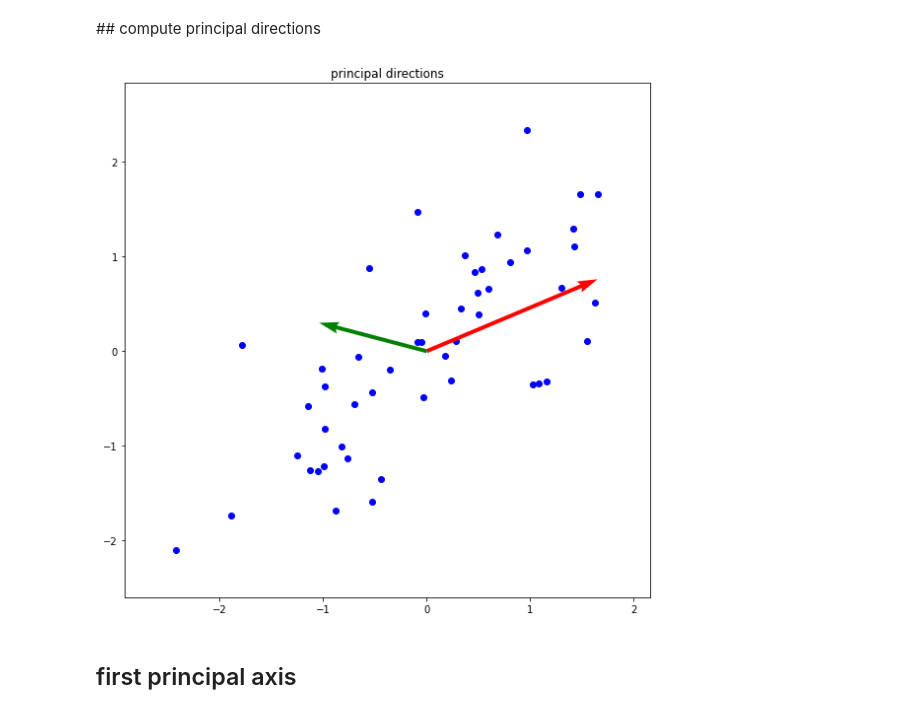
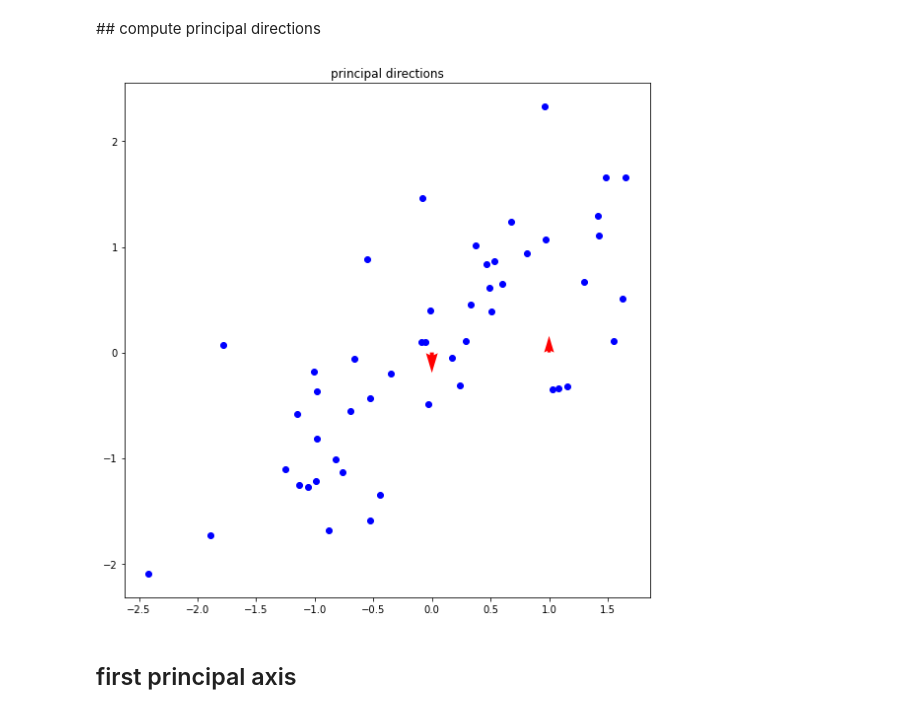
Before and after one commit to 2HyeongSeok/assignment-machine-learning, a Jupyter notebook: 12/assignment_12.ipynb, the cells around one changed output. Cells and saved outputs as stored; diff of their text form; code cells hidden in the pictures.

Commit message:
Plot the principal directions incorrectly

```diff
--- a/12/assignment_12.ipynb
+++ b/12/assignment_12.ipynb
@@ -56,28 +56,42 @@ def compute_covariance(feature):
     Z = feature
     Z_T = np.transpose(feature)
 
-    Sigma = np.multiply(Z_T, Z) / n
+    Sigma = np.dot(Z_T, Z) / n
 
     return Sigma
 # %% [markdown]
 ## compute principal directions
 # %%
 def compute_eigen(X):
-    S, U
+    eigenValue, eigenVector = np.linalg.eig(X)
 
+    S = eigenValue
+    U = eigenVector
     return S, U
-# %%
-plt.figure(figsize=(8,8))
-plt.title('principal directions')
-# ===================================================
-# fill up the blank
-#
-#
-# ===================================================
-plt.tight_layout()
-plt.show()
-# %% [output]
-[figure, removed]
+# %%
+plt.figure(figsize=(8,8))
+plt.title('principal directions')
+
+plt.plot(normal_x, normal_y, 'o', color = 'blue')
+
+origin = [0, 0]
+
+sigma = compute_covariance(feature)
+e_Value, e_Vector = compute_eigen(sigma)
+
+first_eigenValue = e_Value[0]
+first_eigenVector = e_Vector[:, 0]
+
+second_eigenValue = e_Value[1]
+second_eigenVector = e_Vector[:, 1]
+
+plt.quiver(origin, first_eigenVector, color = 'red', scale = 20)
+plt.quiver(origin, second_eigenVector, color = 'green', scale = 20)
+
+plt.tight_layout()
+plt.show()
+# %% [output]
+[figure, added]
 # %% [markdown]
 ## first principal axis
 # %%
```
